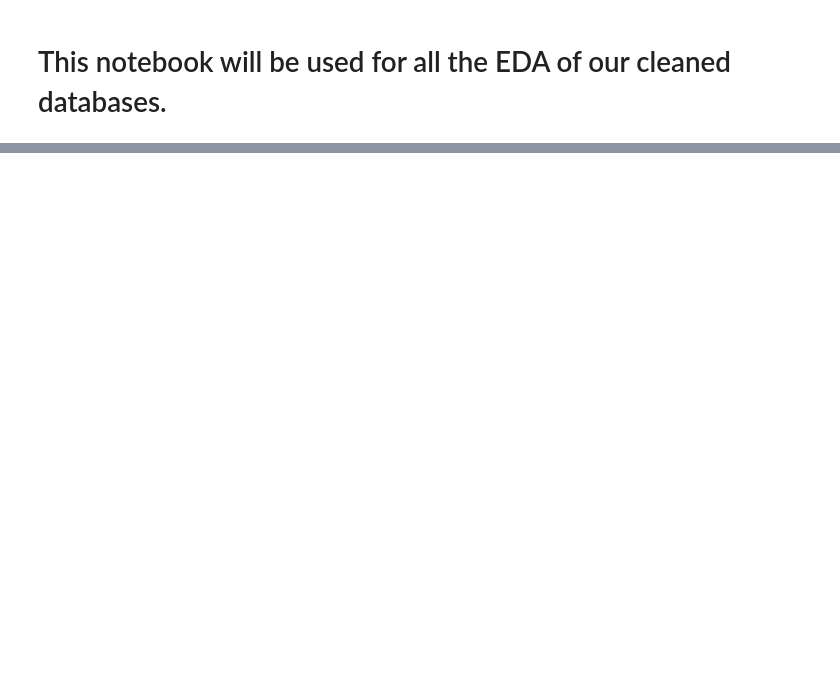
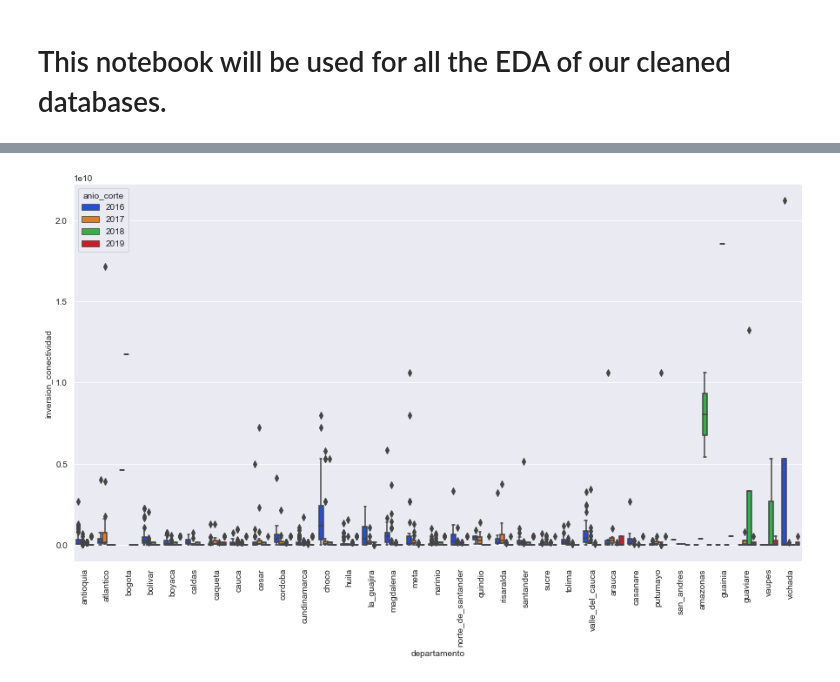
Before and after one commit to druiz35/ds4a_Team75, a Jupyter notebook: data_explor.ipynb, the cells around one changed output, grey strips where cells are left out. Cells and saved outputs as stored; diff of their text form; code cells hidden in the pictures; blank space fills up the shorter version.

Commit message:
Add files via upload
Added comments, columns of investment by viceministery and additional boxplots using those columns.

```diff
--- a/data_explor.ipynb
+++ b/data_explor.ipynb
@@ -297,0 +59,8 @@ plt.show()
+# %%
+# Se guardan los valores de 'inversion' en dos columnas nuevas, según el viceministerio al que pertenecen.
+
+investments_clean['inversion_conectividad'] = investments_clean.inversion
+investments_clean['inversion_transformacion'] = investments_clean.inversion
+
+investments_clean.loc[investments_clean['viceministerio'] == 'transformacion', 'inversion_conectividad'] = 0
+investments_clean.loc[investments_clean['viceministerio'] == 'conectividad', 'inversion_transformacion'] = 0
@@ -297,0 +83,4 @@ plt.show()
+# %%
+# Se agrupan los valores por municipio y año de corte y se suman las columnas de inversiones.
+
+investments_clean = investments_clean.groupby(['anio_corte', 'codigo_municipio', 'codigo_departamento']).sum().reset_index()
@@ -297,0 +98,10 @@ plt.show()
+# %%
+# Se definen varias columnas adicionales a eliminar y se remueven del dataframe `merge2`
+
+cols_to_drop = ['puesto_mdm_grupo_dotaciones', 'id', 'puesto_mdm_nacional', 'beneficiarios']
+df_merged = merge2.drop(cols_to_drop, axis = 1)
+# %%
+# Se definen las columnas 'anio_corte' y 'codigo_municipio' como categórica.
+
+df_merged.anio_corte = df_merged.anio_corte.astype('category')
+df_merged.codigo_municipio  = df_merged.codigo_municipio .astype('category')
@@ -297,0 +230,9 @@ plt.show()
+# %%
+# Se genera un boxplot de la columna 'departamento' contra 'inversion_conectividad', discriminada por año.
+
+fig, ax = plt.subplots(figsize=(15, 8))
+chart = sns.boxplot(y = 'inversion_conectividad', x = 'departamento', ax = ax, hue = 'anio_corte', palette = 'bright', data = df_merged)
+chart.set_xticklabels(chart.get_xticklabels(), rotation=90)
+plt.show()
+# %% [output]
+[figure, added]
```
Also changed, not shown: parts of 48 cells of this notebook.
